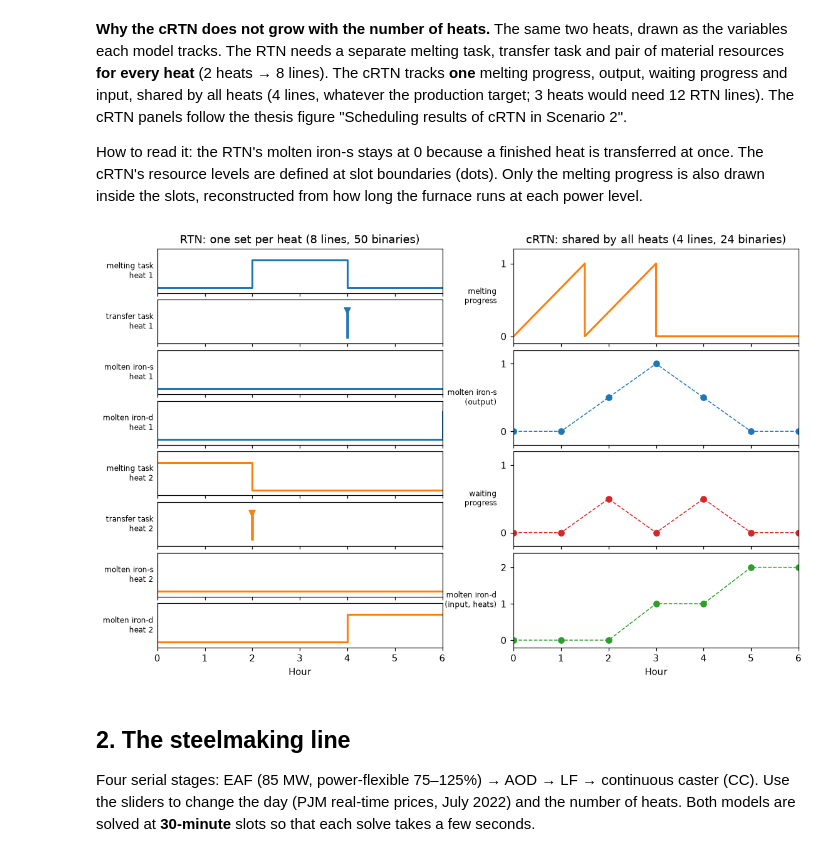
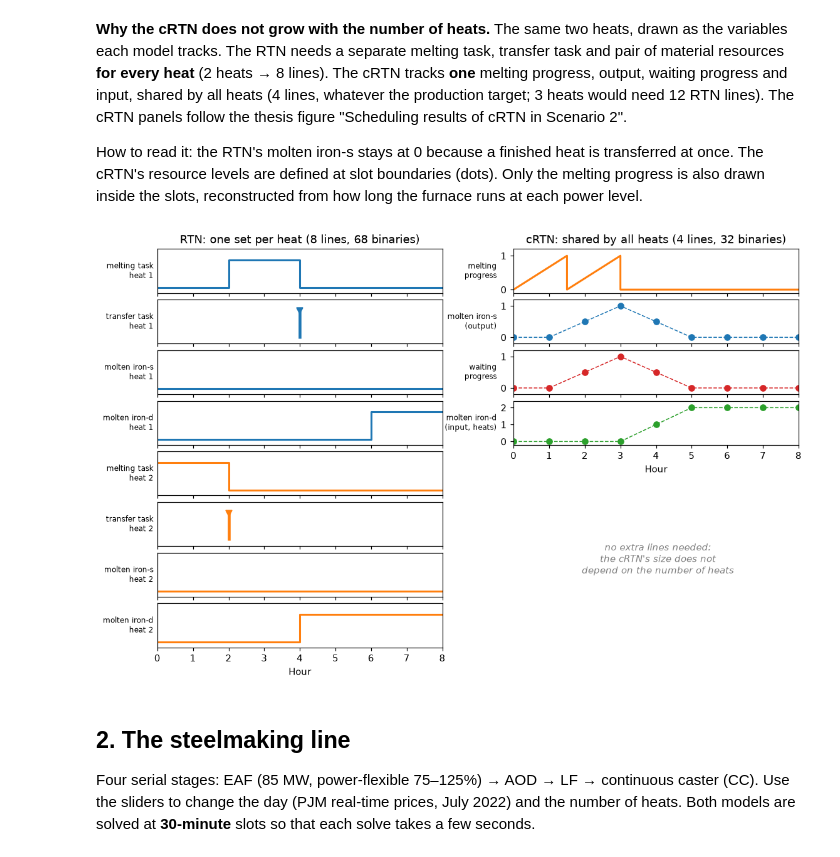
Before and after one commit to ruikelyu/indflex, a Jupyter notebook: notebooks/02_rtn_vs_crtn.ipynb, the cells around one changed output. Saved outputs shown, nothing was run; the diff lists cells and outputs as text; code cells hidden in the pictures.

```diff
--- a/notebooks/02_rtn_vs_crtn.ipynb
+++ b/notebooks/02_rtn_vs_crtn.ipynb
@@ -53,20 +55,21 @@ In **scenario 2**, the cheap hours are 0–2 and 5. The cRTN melts both heats at
 import pyomo.environ as pyo
 from indflex.models import crtn_progress, heat_schedule
 
-price = scenarios["scenario 2"]
-m_rtn, m_crtn = fx.build_rtn(small, price, 2), fx.build_crtn(small, price, 2)
-fx.solve(m_rtn); fx.solve(m_crtn)
+price = np.r_[scenarios["scenario 2"], 200, 200]  # 8 hours
+T = len(price)
+m_rtn, m_crtn = fx.build_rtn(small, price, 2, tie_break=1e-2), fx.build_crtn(small, price, 2)
+rtn_res, crtn_res = fx.solve(m_rtn, mip_gap=0), fx.solve(m_crtn)
 
 fig, axes = plt.subplots(2, 1, figsize=(9, 5), sharex=True)
 for ax in axes:  # price background
-    ax2 = ax.twinx(); ax2.fill_between(range(7), np.append(price, price[-1]), step="post", color="grey", alpha=0.15)
+    ax2 = ax.twinx(); ax2.fill_between(range(T + 1), np.append(price, price[-1]), step="post", color="grey", alpha=0.15)
     ax2.set_ylim(0, 220); ax2.set_ylabel("price ($/MWh)", color="grey")
 
 # RTN: melting status of each heat, whole slots only
 for h in range(2):
-    status = [pyo.value(m_rtn.S[h, t]) for t in range(6)]
-    axes[0].step(range(7), status + [status[-1]], where="post", lw=2.5, label=f"heat {h + 1}")
-axes[0].set(ylabel="melting\n(RTN status)", ylim=(-0.1, 1.3), title=f"RTN: ${fx.solve(m_rtn).cost:,.2f}")
+    status = [pyo.value(m_rtn.S[h, t]) for t in range(T)]
+    axes[0].step(range(T + 1), status + [status[-1]], where="post", lw=2.5, label=f"heat {h + 1}")
+axes[0].set(ylabel="melting\n(RTN status)", ylim=(-0.1, 1.3), title=f"RTN: ${rtn_res.cost:,.2f}")
 axes[0].legend(fontsize=8, loc="upper right")
 
 # cRTN: melting progress of the current heat
@@ -74,7 +77,7 @@ t, prog = crtn_progress(m_crtn, stage=0)
 axes[1].plot(t, prog, color="tab:orange", lw=2.5)
 for r in heat_schedule(m_crtn).itertuples():
     axes[1].annotate(f"heat {r.heat} done", (r.end, 1), xytext=(r.end - 0.2, 1.15), fontsize=8, ha="right")
-axes[1].set(ylabel="melting progress\n(cRTN)", ylim=(-0.1, 1.3), xlabel="Hour", title=f"cRTN: ${fx.solve(m_crtn).cost:,.2f}")
+axes[1].set(ylabel="melting progress\n(cRTN)", ylim=(-0.1, 1.3), xlabel="Hour", title=f"cRTN: ${crtn_res.cost:,.2f}")
 
 # rounding error: the second heat really finishes at 3.0 h, the RTN can only finish at a slot boundary
 rtn_end = heat_schedule(m_rtn)["end"].max()
@@ -90,7 +93,6 @@ How to read it: the RTN's molten iron-s stays at 0 because a finished heat is tr
 # %%
 from matplotlib.gridspec import GridSpec
 
-T = 6
 hours = np.arange(T + 1)
 fig = plt.figure(figsize=(12, 7.5))
 gs = GridSpec(8, 2, figure=fig, hspace=0.15, wspace=0.25)
@@ -119,35 +121,37 @@ for k, (label, values, kind) in enumerate(rtn_rows):
     ax.set_ylabel(label, rotation=0, ha="right", va="center", fontsize=8)
     if k < 7:
         ax.set_xticklabels([])
     if k == 0:
         ax.set_title(f"RTN: one set per heat (8 lines, {fx.count_vars(m_rtn)[0]} binaries)")
 ax.set_xlabel("Hour")
 
 # cRTN: one set of tasks and resources, shared by all heats
 t_melt, melt = crtn_progress(m_crtn, stage=0)
 crtn_rows = [
     ("melting\nprogress", (t_melt, melt), "tab:orange"),  # within-slot reconstruction
     ("molten iron-s\n(output)", (hours, [pyo.value(m_crtn.R[1, t]) for t in hours]), "tab:blue"),
     ("waiting\nprogress", (hours, [pyo.value(m_crtn.R[2, t]) for t in hours]), "tab:red"),
     ("molten iron-d\n(input, heats)", (hours, [pyo.value(m_crtn.R[3, t]) for t in hours]), "tab:green"),
 ]
 for k, (label, (x, y), color) in enumerate(crtn_rows):
-    ax = fig.add_subplot(gs[2 * k:2 * k + 2, 1])
+    ax = fig.add_subplot(gs[k, 1])  # same row height as the RTN: the column is half as tall
     if k == 0:
         ax.plot(x, y, color=color, lw=2); ax.set_ylim(-0.1, 1.2); ax.set_yticks([0, 1])
     else:  # levels at slot boundaries
         ax.plot(x, y, "o--", color=color, lw=1, ms=6)
         ax.set_ylim(-0.2, 2.4 if k == 3 else 1.2); ax.set_yticks([0, 1, 2] if k == 3 else [0, 1])
     ax.set_xlim(0, T)
     ax.set_ylabel(label, rotation=0, ha="right", va="center", fontsize=8)
     if k < 3:
         ax.set_xticklabels([])
     if k == 0:
         ax.set_title(f"cRTN: shared by all heats (4 lines, {fx.count_vars(m_crtn)[0]} binaries)")
 ax.set_xlabel("Hour")
+fig.text(0.73, 0.28, "no extra lines needed:\nthe cRTN's size does not\ndepend on the number of heats",
+         ha="center", va="center", fontsize=10, color="grey", style="italic")
 plt.show()
 # %% [output]
-[figure, old version]
+[figure, new version]
 # %% [markdown]
 ## 2. The steelmaking line
 
```
Also changed, not shown: parts of 3 cells of this notebook, 21 other files.
